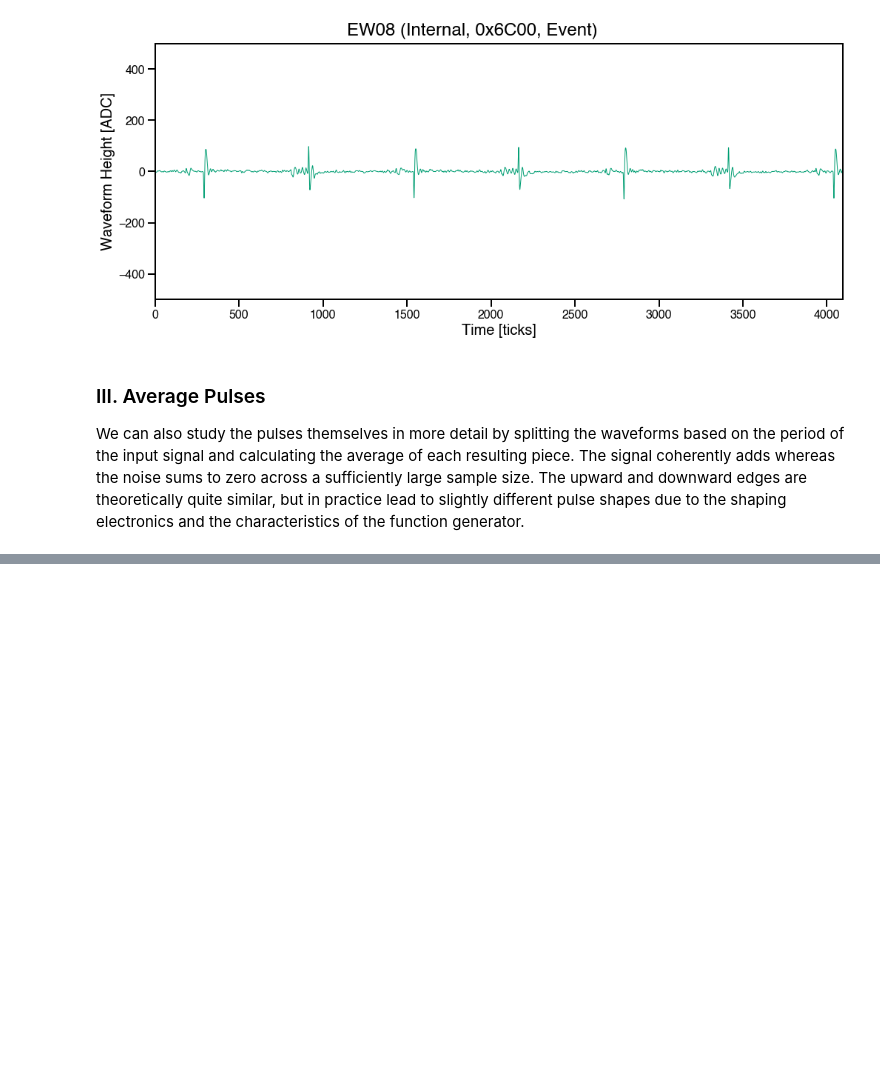
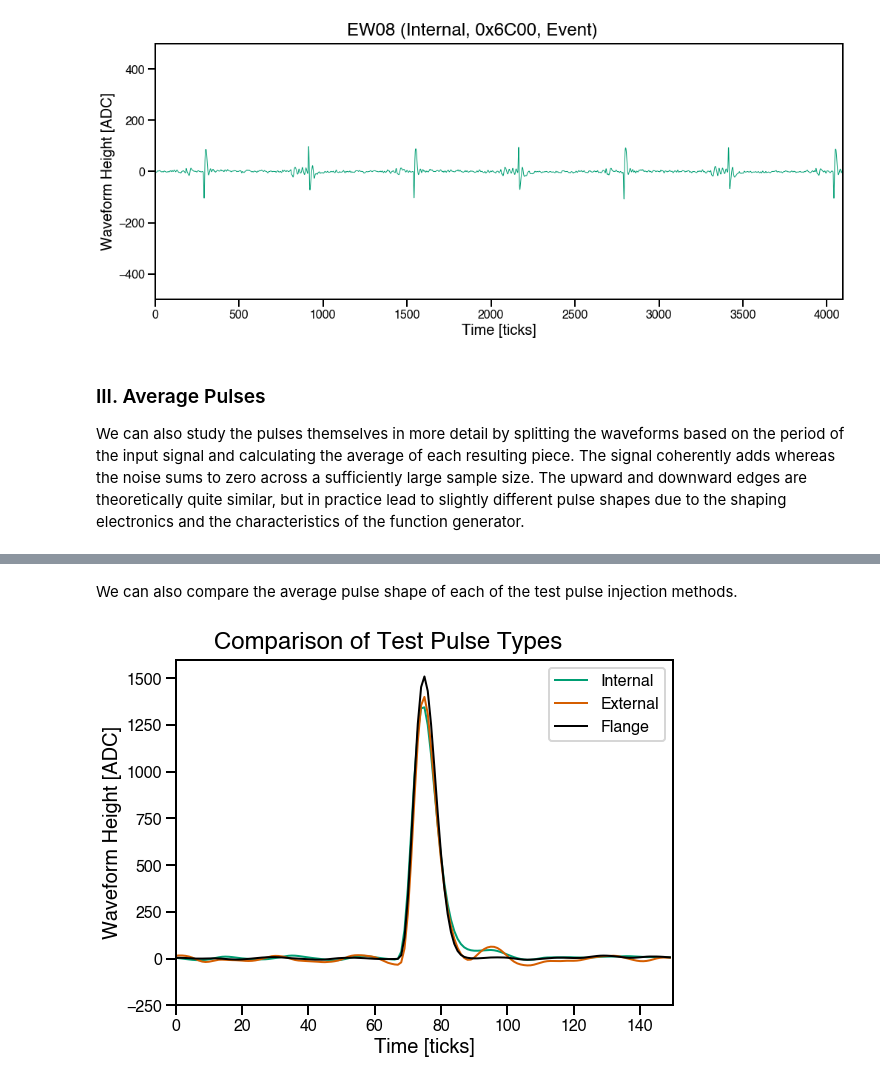
Before and after one commit to justinjmueller/icarus_tpc_analysis, a Jupyter notebook: icarus_test_pulse/icarus_test_pulse.ipynb, the cells around one changed output, grey strips where cells are left out. Saved outputs shown, nothing was run; the diff lists cells and outputs as text; code cells hidden in the pictures; blank space fills up the shorter version.

```diff
--- a/icarus_test_pulse/icarus_test_pulse.ipynb
+++ b/icarus_test_pulse/icarus_test_pulse.ipynb
@@ -40,3 +49,12 @@ average_pulse(path, 10222, fragment, 0, 'External Test Pulse', scale=1500, inter
+# %% [markdown]
+We can also compare the average pulse shape of each of the test pulse injection methods.
+# %%
+runs = [9719, 10222, 10260]
+fragments = [4626, 4626, 4630]
+labels = ['Internal', 'External', 'Flange']
+compare_average_pulse(path, runs, fragments, [513, 0, 0], [2, 1, 1], [64, 64, 32], labels, 'Comparison of Test Pulse Types', scale=1600)
+# %% [output]
+[figure, added]
 # %% [markdown]
 ## IV. Run Documentation
 For completeness, I will document here the list of runs taken with the test pulse (internal or external) enabled. In late March, we took data with the internal test pulse:
```
Also changed, not shown: parts of 9 cells of this notebook, 2 other files.
